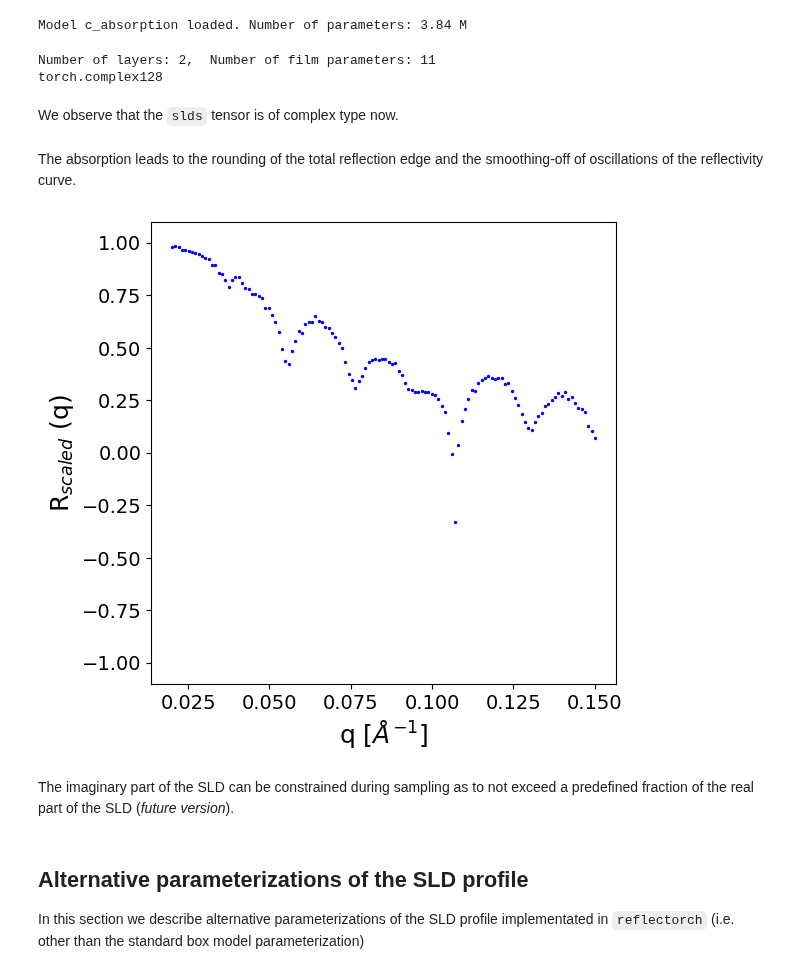
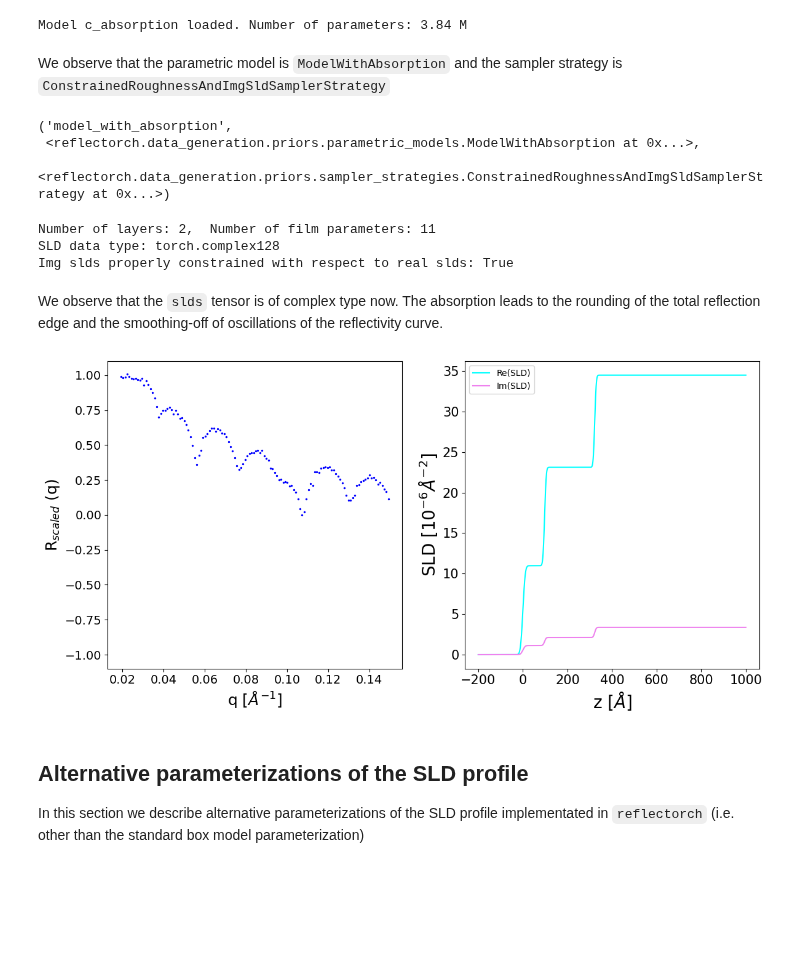
Before and after one commit to schreiber-lab/reflectorch, a Jupyter notebook: docs/advanced_functionality.ipynb, the cells around one changed output. Saved outputs shown, nothing was run; the diff lists cells and outputs as text; code cells hidden in the pictures; blank space fills up the shorter version.

Commit message:
added functionality for constraining the imaginary part of the SLD

```diff
--- a/docs/advanced_functionality.ipynb
+++ b/docs/advanced_functionality.ipynb
@@ -73,6 +75,14 @@ We initialize a model with absorption from a suitable configuration file.
 trainer = get_trainer_by_name(config_name='c_absorption', load_weights=False)
 # %% [output]
 Model c_absorption loaded. Number of parameters: 3.84 M
+# %% [markdown]
+We observe that the parametric model is `ModelWithAbsorption` and the sampler strategy is `ConstrainedRoughnessAndImgSldSamplerStrategy`
+# %%
+trainer.loader.prior_sampler.model_name, trainer.loader.prior_sampler.param_model, trainer.loader.prior_sampler.param_model.sampler_strategy
+# %% [output]
+('model_with_absorption',
+ <reflectorch.data_generation.priors.parametric_models.ModelWithAbsorption at 0x...>,
+ <reflectorch.data_generation.priors.sampler_strategies.ConstrainedRoughnessAndImgSldSamplerStrategy at 0x...>)
 # %%
 batch_size = 64
 simulated_data = trainer.loader.get_batch(batch_size)
@@ -81,30 +91,50 @@ n_layers = simulated_data['params'].max_layer_num
 n_params = simulated_data['params'].num_params
 
 print(f'Number of layers: {n_layers},  Number of film parameters: {n_params}')
-print(simulated_data['params'].slds.dtype)
+print('SLD data type: ' + str(simulated_data['params'].slds.dtype))
+print('Img slds properly constrained with respect to real slds: ' + str(torch._is_all_true(simulated_data['params'].slds.imag < 0.2*simulated_data['params'].slds.real).item()))
 # %% [output]
 Number of layers: 2,  Number of film parameters: 11
-torch.complex128
+SLD data type: torch.complex128
+Img slds properly constrained with respect to real slds: True
 # %% [markdown]
-We observe that the `slds` tensor is of complex type now.
+We observe that the `slds` tensor is of complex type now. The absorption leads to the rounding of the total reflection edge and the smoothing-off of oscillations of the reflectivity curve.
-# %% [markdown]
-The absorption leads to the rounding of the total reflection edge and the smoothing-off of oscillations of the reflectivity curve.
 # %%
 q = to_np(simulated_data['q_values'])[0]
 scaled_noisy_curves = simulated_data['scaled_noisy_curves']
 
-fig, ax = plt.subplots(1,1,figsize=(6,6))
-ax.set_ylim(-1.1, 1.1)
-ax.set_xlabel('q [$Å^{-1}$]', fontsize=18)
-ax.set_ylabel('R$_{scaled}$ (q)', fontsize=18)
-ax.tick_params(axis='both', which='major', labelsize=14)
+fig, ax = plt.subplots(1,2,figsize=(12,6))
+ax[0].set_ylim(-1.1, 1.1)
+ax[0].set_xlabel('q [$Å^{-1}$]', fontsize=18)
+ax[0].set_ylabel('R$_{scaled}$ (q)', fontsize=18)
+ax[0].tick_params(axis='both', which='major', labelsize=14)
 
 i = 0
-ax.scatter(q, to_np(scaled_noisy_curves[i]), c='blue', s=2.0);
+ax[0].scatter(q, to_np(scaled_noisy_curves[i]), c='blue', s=2.0);
+
+z_axis = torch.linspace(-200, 1000, 1000, device='cuda')
+_, sld_profile_real, _ = get_density_profiles(
+    simulated_data['params'].thicknesses,
+    simulated_data['params'].roughnesses,
+    simulated_data['params'].slds.real,
+    z_axis)
+_, sld_profile_imag, _ = get_density_profiles(
+    simulated_data['params'].thicknesses,
+    simulated_data['params'].roughnesses,
+    simulated_data['params'].slds.imag,
+    z_axis)
+
+ax[1].plot(to_np(z_axis), to_np(sld_profile_real[i]), c='cyan', label='Re(SLD)')
+ax[1].plot(to_np(z_axis), to_np(sld_profile_imag[i]), c='violet', label='Im(SLD)')
+ax[1].set_xlabel('z [$Å$]', fontsize=20)
+ax[1].set_ylabel('SLD [$10^{-6} Å^{-2}$]', fontsize=20)
+ax[1].tick_params(axis='both', which='major', labelsize=15)
+ax[1].tick_params(axis='both', which='minor', labelsize=15)
+ax[1].legend()
+
+plt.tight_layout()
 # %% [output]
-[figure, old version]
+[figure, new version]
-# %% [markdown]
-The imaginary part of the SLD can be constrained during sampling as to not exceed a predefined fraction of the real part of the SLD (*future version*).
 # %% [markdown]
 ## Alternative parameterizations of the SLD profile
 
```
Also changed, not shown: parts of 5 cells of this notebook, 7 other files.
